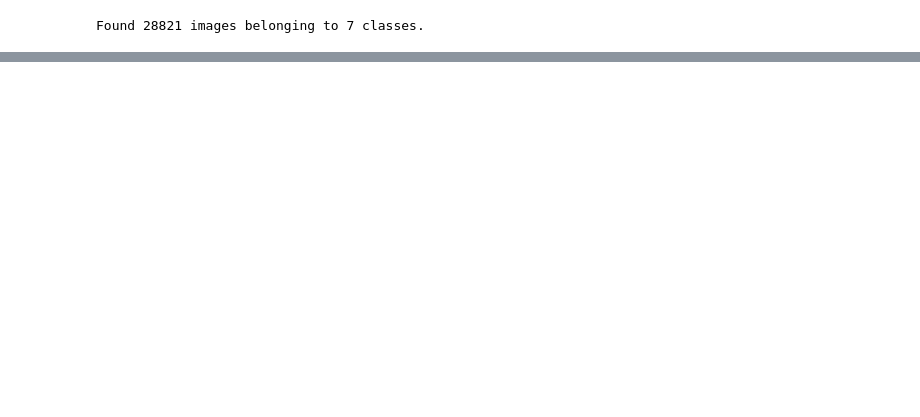
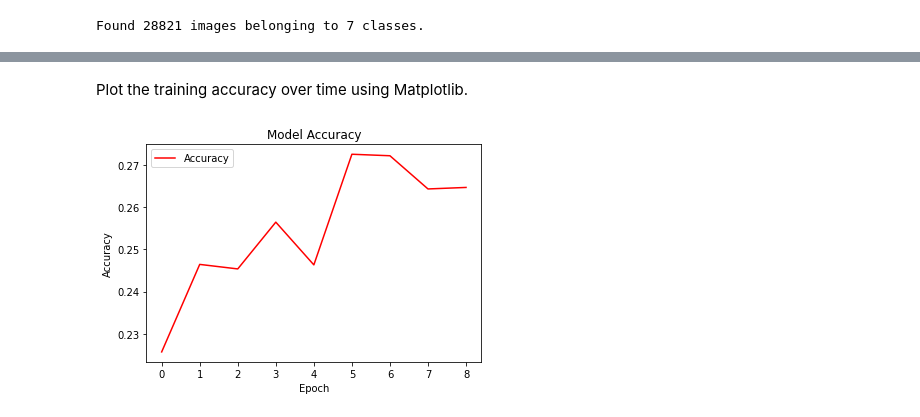
Before and after one commit to Applied-Machine-Learning-2022/final-project-team-5-morgan-state, a Jupyter notebook: colab.ipynb, the cells around one changed output, grey strips where cells are left out. Saved outputs shown, nothing was run; the diff lists cells and outputs as text; code cells hidden in the pictures; blank space fills up the shorter version.

```diff
--- a/colab.ipynb
+++ b/colab.ipynb
@@ -138,0 +536,11 @@ NameError: ignored
+# %% [markdown]
+Plot the training accuracy over time using Matplotlib.
+# %%
+plt.plot(history.history['accuracy'],'r')
+plt.title('Model Accuracy')
+plt.xlabel('Epoch')
+plt.ylabel('Accuracy')
+plt.legend(['Accuracy'])
+plt.show()
+# %% [output]
+[figure, added]
```
Also changed, not shown: parts of 46 cells of this notebook, 1 other file.
